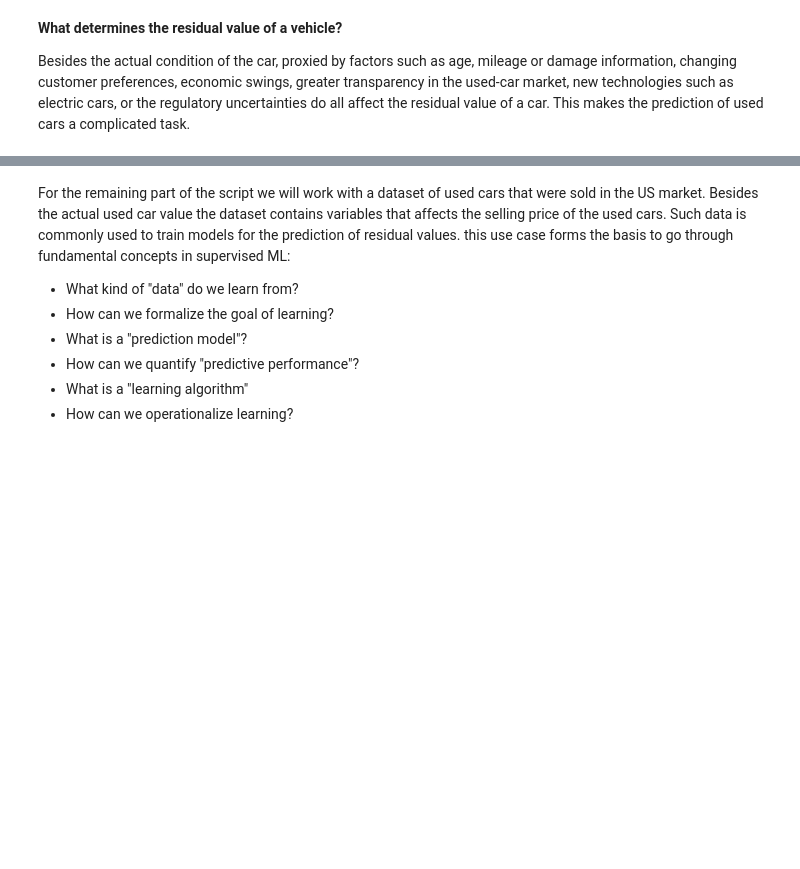
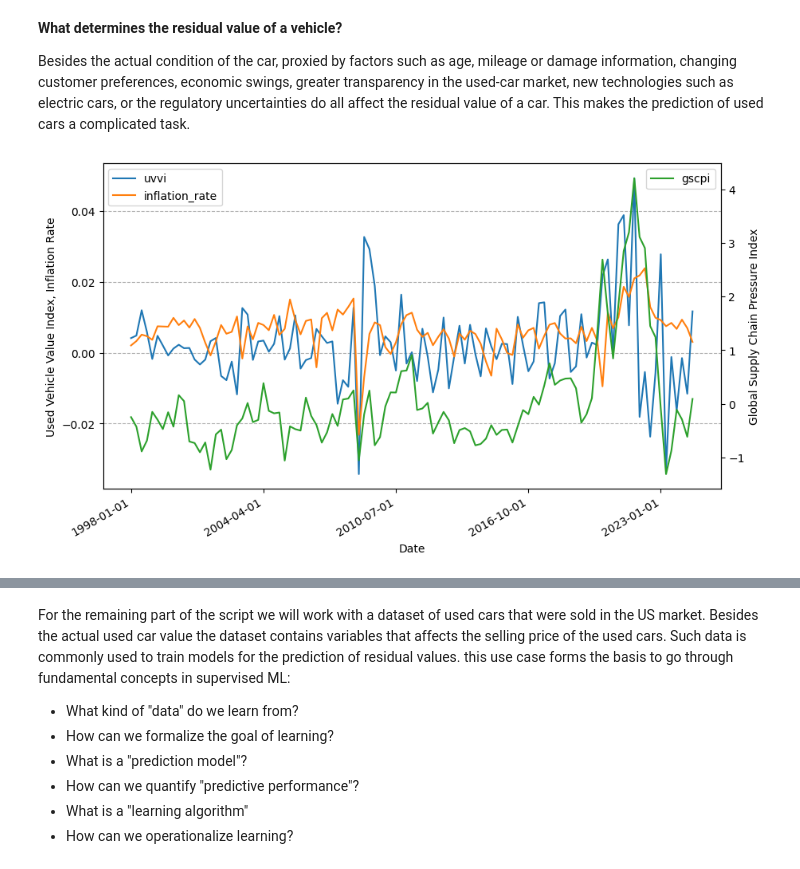
Before and after one commit to julienOlivier3/risk-analytics, a Jupyter notebook: day1_ml.ipynb, the cells around one changed output, grey strips where cells are left out. Drawn from its saved outputs; the diff is of its cells as text; code cells hidden in the pictures; blank space fills up the shorter version.

```diff
--- a/day1_ml.ipynb
+++ b/day1_ml.ipynb
@@ -64,3 +64,6 @@ Thus a key objective in residual value risk management is to achieve the greates
 **What determines the residual value of a vehicle?**
 
 Besides the actual condition of the car, proxied by factors such as age, mileage or damage information, changing customer preferences, economic swings, greater transparency in the used-car market, new technologies such as electric cars, or the regulatory uncertainties do all affect the residual value of a car. This makes the prediction of used cars a complicated task.
+# %%
+import pandas as pd
+df_ts = pd.read_csv('data/time_series.csv')
@@ -66,0 +72,5 @@ Besides the actual condition of the car, proxied by factors such as age, mileage
+# %%
+plot_time_series(df_ts, x='date', y_primary=['uvvi', 'inflation_rate'], y_secondary=['gscpi'],
+                 xlabel='Date', ylabel_primary='Used Vehicle Value Index, Inflation Rate', ylabel_secondary='Global Supply Chain Pressure Index')
+# %% [output]
+[figure, added]
```
Also changed, not shown: parts of 7 cells of this notebook, 9 other files.
